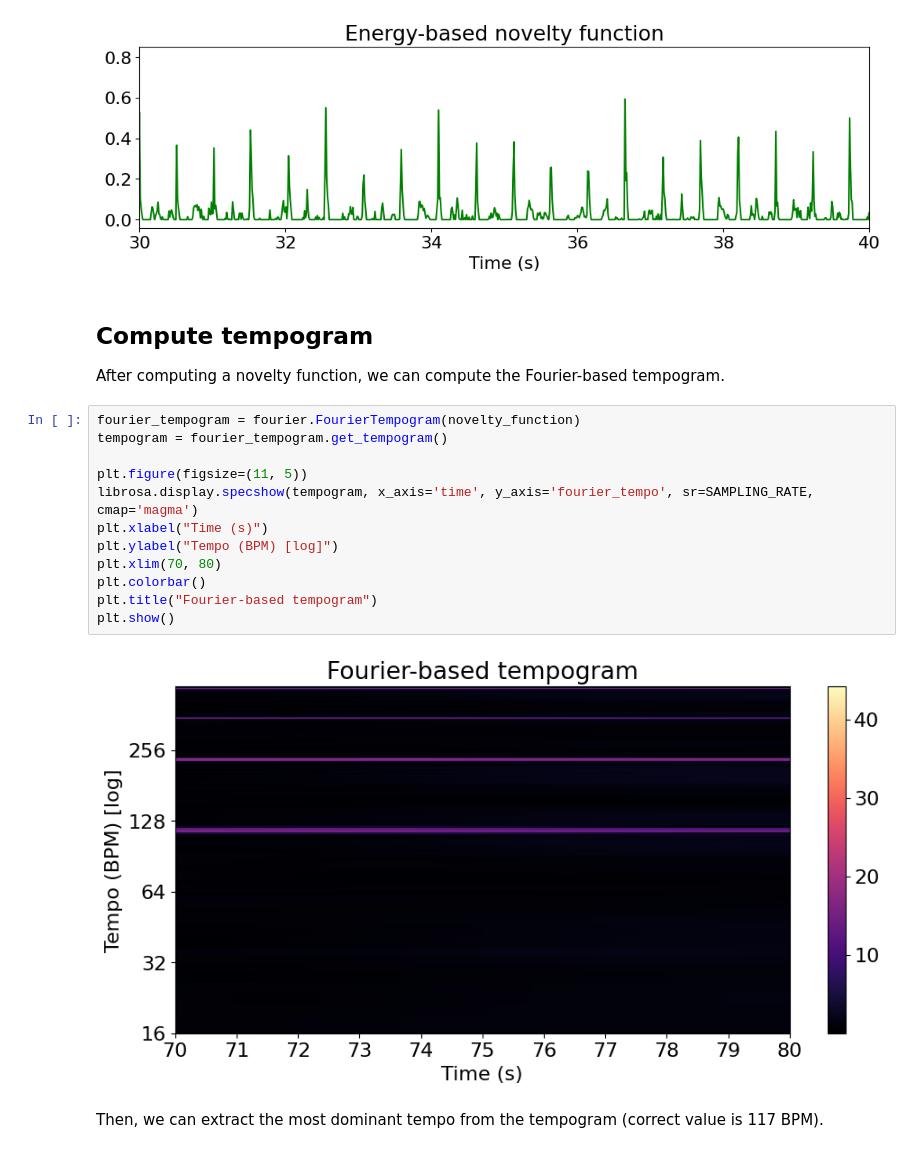
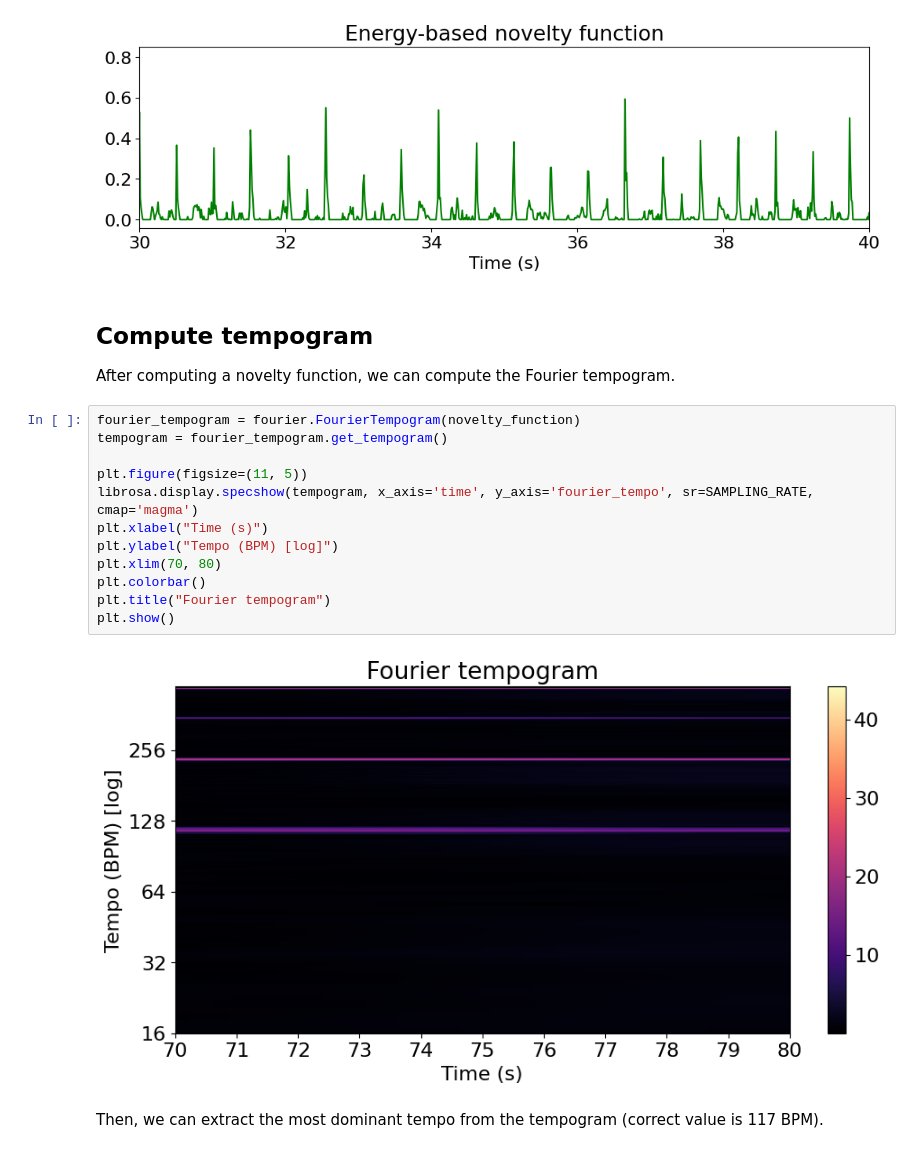
Before and after one commit to lucievomelova/RhythmRecognition, a Jupyter notebook: examples/tempo/fourier-energy.ipynb, the cells around one changed output. Drawn from its saved outputs; the diff is of its cells as text.

```diff
--- a/examples/tempo/fourier-energy.ipynb
+++ b/examples/tempo/fourier-energy.ipynb
@@ -35,21 +35,21 @@ plt.show()
 [figure]
 # %% [markdown]
 ## Compute tempogram
-After computing a novelty function, we can compute the Fourier-based tempogram.
+After computing a novelty function, we can compute the Fourier tempogram.
 # %%
 fourier_tempogram = fourier.FourierTempogram(novelty_function)
 tempogram = fourier_tempogram.get_tempogram()
 
 plt.figure(figsize=(11, 5))
 librosa.display.specshow(tempogram, x_axis='time', y_axis='fourier_tempo', sr=SAMPLING_RATE, cmap='magma')
 plt.xlabel("Time (s)")
 plt.ylabel("Tempo (BPM) [log]")
 plt.xlim(70, 80)
 plt.colorbar()
-plt.title("Fourier-based tempogram")
+plt.title("Fourier tempogram")
 plt.show()
 # %% [output]
-[figure, old version]
+[figure, new version]
 # %% [markdown]
 Then, we can extract the most dominant tempo from the tempogram (correct value is 117 BPM).
 # %%
```
Also changed, not shown: parts of 1 cell of this notebook, 6 other files.
